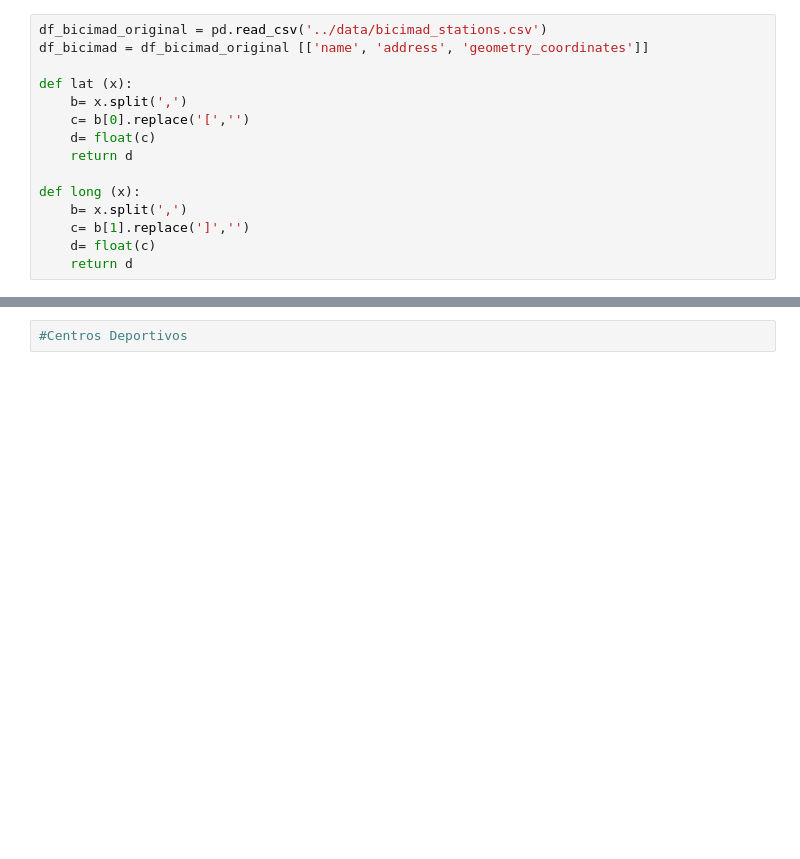
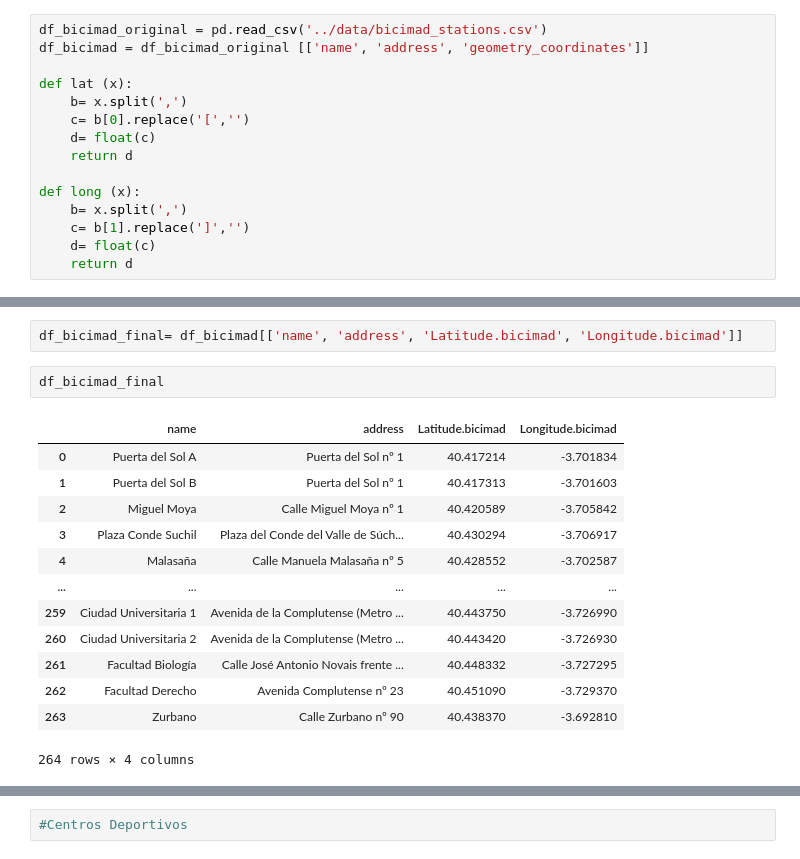
Before and after one commit to Izaskunastrain/ih_datamadpt1121_project_m1, a Jupyter notebook: p_analysis/ALL.ipynb, the cells around one changed output, grey strips where cells are left out. Saved outputs shown, nothing was run; the diff lists cells and outputs as text; blank space fills up the shorter version.

```diff
--- a/p_analysis/ALL.ipynb
+++ b/p_analysis/ALL.ipynb
@@ -53,0 +54,18 @@ See the caveats in the documentation: https://pandas.pydata.org/pandas-docs/stab
+# %%
+df_bicimad_final= df_bicimad[['name', 'address', 'Latitude.bicimad', 'Longitude.bicimad']]
+# %%
+df_bicimad_final
+# %% [output]
+|  | name | address | Latitude.bicimad | Longitude.bicimad |
+| 0 | Puerta del Sol A | Puerta del Sol nº 1 | 40.417214 | -3.701834 |
+| 1 | Puerta del Sol B | Puerta del Sol nº 1 | 40.417313 | -3.701603 |
+| 2 | Miguel Moya | Calle Miguel Moya nº 1 | 40.420589 | -3.705842 |
+| 3 | Plaza Conde Suchil | Plaza del Conde del Valle de Súch... | 40.430294 | -3.706917 |
+| 4 | Malasaña | Calle Manuela Malasaña nº 5 | 40.428552 | -3.702587 |
+| ... | ... | ... | ... | ... |
+| 259 | Ciudad Universitaria 1 | Avenida de la Complutense (Metro ... | 40.443750 | -3.726990 |
+| 260 | Ciudad Universitaria 2 | Avenida de la Complutense (Metro ... | 40.443420 | -3.726930 |
+| 261 | Facultad Biología | Calle José Antonio Novais frente ... | 40.448332 | -3.727295 |
+| 262 | Facultad Derecho | Avenida Complutense nº 23 | 40.451090 | -3.729370 |
+| 263 | Zurbano | Calle Zurbano nº 90 | 40.438370 | -3.692810 |
+264 rows × 4 columns
```
Also changed, not shown: parts of 23 cells of this notebook, 1 other file.
